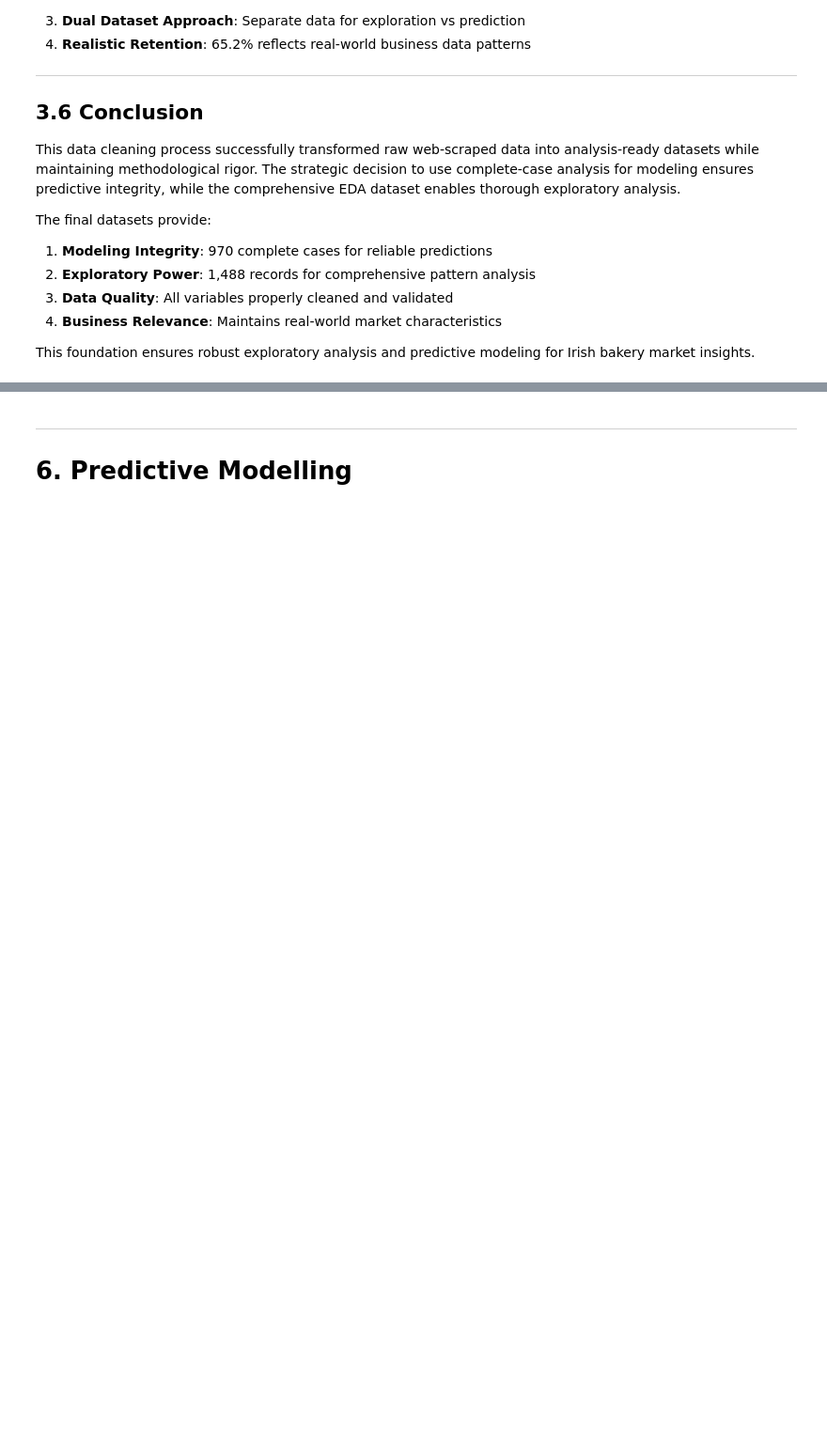
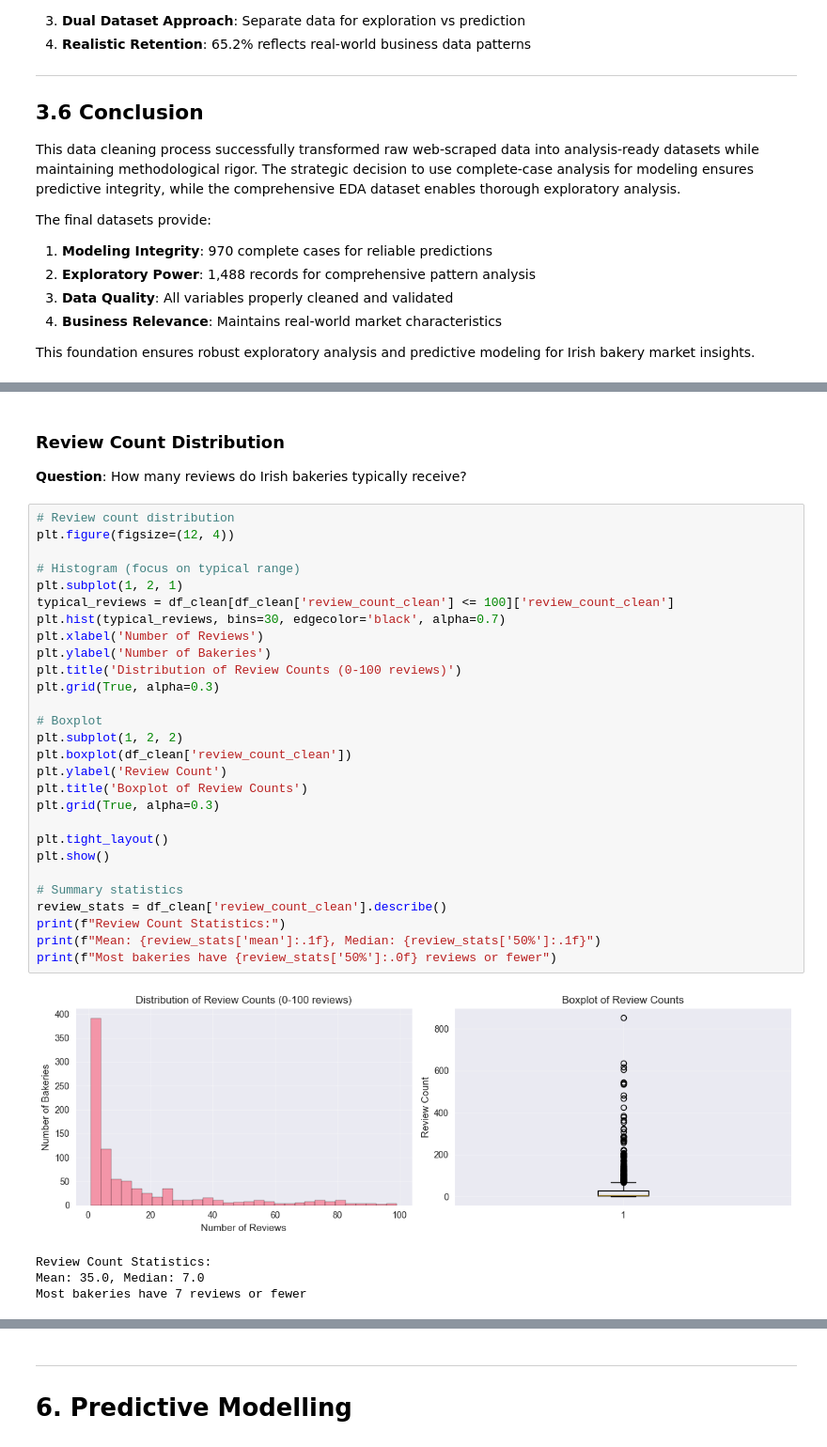
Before and after one commit to vialsiu/irish-bakery-data-science-project, a Jupyter notebook: notebooks/DataAnalysis.ipynb, the cells around one changed output, grey strips where cells are left out. Shown: that part at 94% size. Cells and saved outputs as stored; diff of their text form; blank space fills up the shorter version.

```diff
--- a/notebooks/DataAnalysis.ipynb
+++ b/notebooks/DataAnalysis.ipynb
@@ -541,0 +626,36 @@ This foundation ensures robust exploratory analysis and predictive modeling for
+# %% [markdown]
+### Review Count Distribution
+**Question**: How many reviews do Irish bakeries typically receive?
+# %%
+# Review count distribution
+plt.figure(figsize=(12, 4))
+
+# Histogram (focus on typical range)
+plt.subplot(1, 2, 1)
+typical_reviews = df_clean[df_clean['review_count_clean'] <= 100]['review_count_clean']
+plt.hist(typical_reviews, bins=30, edgecolor='black', alpha=0.7)
+plt.xlabel('Number of Reviews')
+plt.ylabel('Number of Bakeries')
+plt.title('Distribution of Review Counts (0-100 reviews)')
+plt.grid(True, alpha=0.3)
+
+# Boxplot
+plt.subplot(1, 2, 2)
+plt.boxplot(df_clean['review_count_clean'])
+plt.ylabel('Review Count')
+plt.title('Boxplot of Review Counts')
+plt.grid(True, alpha=0.3)
+
+plt.tight_layout()
+plt.show()
+
+# Summary statistics
+review_stats = df_clean['review_count_clean'].describe()
+print(f"Review Count Statistics:")
+print(f"Mean: {review_stats['mean']:.1f}, Median: {review_stats['50%']:.1f}")
+print(f"Most bakeries have {review_stats['50%']:.0f} reviews or fewer")
+# %% [output]
+[figure, added]
+Review Count Statistics:
+Mean: 35.0, Median: 7.0
+Most bakeries have 7 reviews or fewer
```
Also changed, not shown: parts of 25 cells of this notebook.
